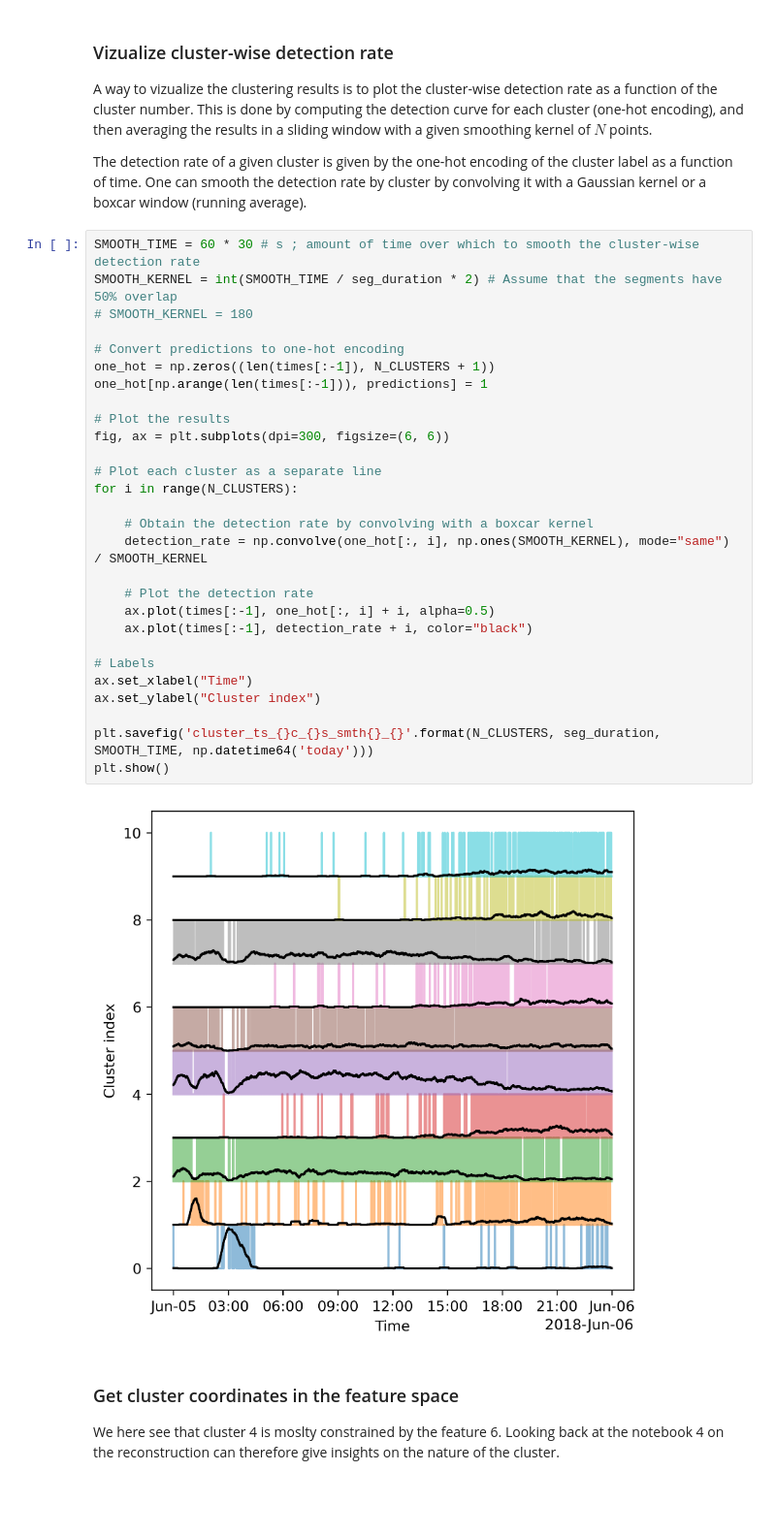
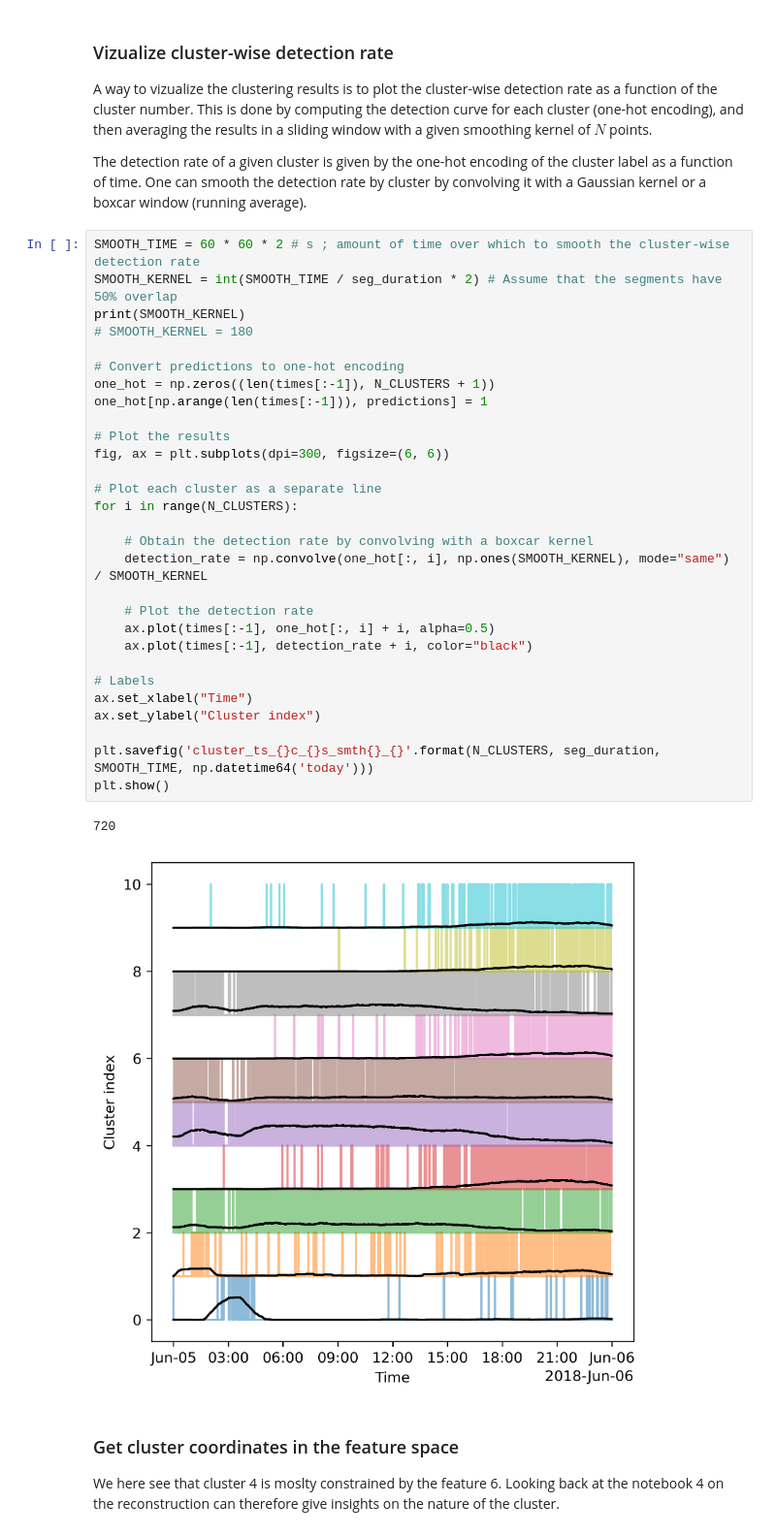
Before and after one commit to tbartholomaus/scatseisnet, a Jupyter notebook: GL_example/5_clustering.ipynb, the cells around one changed output. Shown at 97% size. Drawn from its saved outputs; the diff is of its cells as text; blank space fills up the shorter version.

```diff
--- a/GL_example/5_clustering.ipynb
+++ b/GL_example/5_clustering.ipynb
@@ -73,35 +73,37 @@ The detection rate of a given cluster is given by the one-hot encoding of the
 cluster label as a function of time. One can smooth the detection rate by
 cluster by convolving it with a Gaussian kernel or a boxcar window (running average).
 # %%
-SMOOTH_TIME = 60 * 30 # s ; amount of time over which to smooth the cluster-wise detection rate
+SMOOTH_TIME = 60 * 60 * 2 # s ; amount of time over which to smooth the cluster-wise detection rate
 SMOOTH_KERNEL = int(SMOOTH_TIME / seg_duration * 2) # Assume that the segments have 50% overlap
+print(SMOOTH_KERNEL)
 # SMOOTH_KERNEL = 180
 
 # Convert predictions to one-hot encoding
 one_hot = np.zeros((len(times[:-1]), N_CLUSTERS + 1))
 one_hot[np.arange(len(times[:-1])), predictions] = 1
 
 # Plot the results
 fig, ax = plt.subplots(dpi=300, figsize=(6, 6))
 
 # Plot each cluster as a separate line
 for i in range(N_CLUSTERS):
 
     # Obtain the detection rate by convolving with a boxcar kernel
     detection_rate = np.convolve(one_hot[:, i], np.ones(SMOOTH_KERNEL), mode="same") / SMOOTH_KERNEL
 
     # Plot the detection rate
     ax.plot(times[:-1], one_hot[:, i] + i, alpha=0.5)
     ax.plot(times[:-1], detection_rate + i, color="black")
 
 # Labels
 ax.set_xlabel("Time")
 ax.set_ylabel("Cluster index")
 
 plt.savefig('cluster_ts_{}c_{}s_smth{}_{}'.format(N_CLUSTERS, seg_duration, SMOOTH_TIME, np.datetime64('today')))
 plt.show()
 # %% [output]
+720
-[figure, old version]
+[figure, new version]
 # %% [markdown]
 ### Get cluster coordinates in the feature space
 
```
Also changed, not shown: 2 other files.
